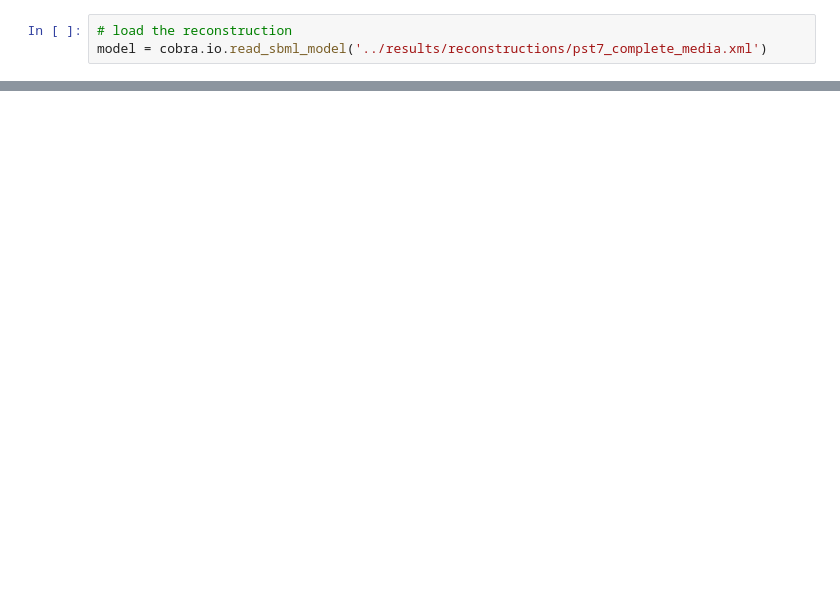
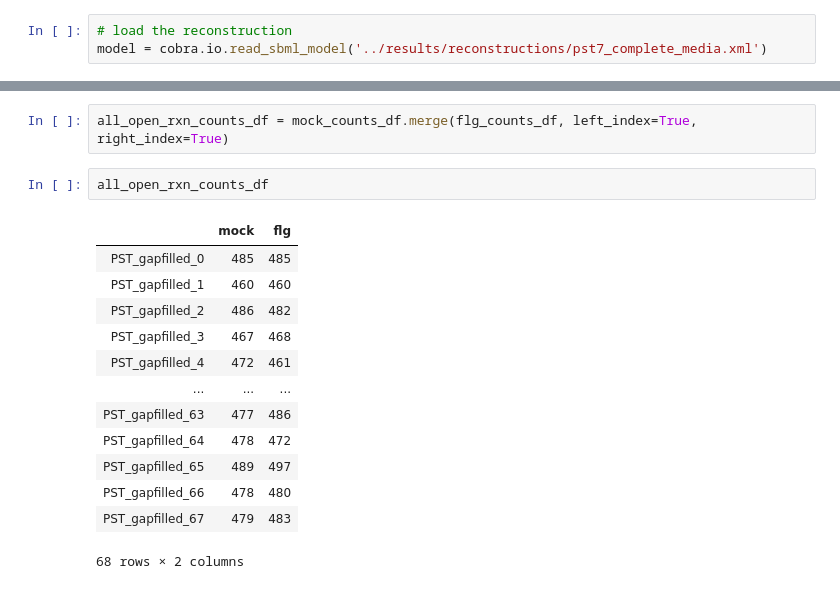
Before and after one commit to gregmedlock/psy_recon, a Jupyter notebook: bin/xomics_to_driven.ipynb, the cells around one changed output, grey strips where cells are left out. Cells and saved outputs as stored; diff of their text form; blank space fills up the shorter version.

```diff
--- a/bin/xomics_to_driven.ipynb
+++ b/bin/xomics_to_driven.ipynb
@@ -176,0 +229,18 @@ constrain_from_gimme_solution(flg_after_gimme, flg_solution)
+# %%
+all_open_rxn_counts_df = mock_counts_df.merge(flg_counts_df, left_index=True, right_index=True)
+# %%
+all_open_rxn_counts_df
+# %% [output]
+|  | mock | flg |
+| PST_gapfilled_0 | 485 | 485 |
+| PST_gapfilled_1 | 460 | 460 |
+| PST_gapfilled_2 | 486 | 482 |
+| PST_gapfilled_3 | 467 | 468 |
+| PST_gapfilled_4 | 472 | 461 |
+| ... | ... | ... |
+| PST_gapfilled_63 | 477 | 486 |
+| PST_gapfilled_64 | 478 | 472 |
+| PST_gapfilled_65 | 489 | 497 |
+| PST_gapfilled_66 | 478 | 480 |
+| PST_gapfilled_67 | 479 | 483 |
+68 rows × 2 columns
```
Also changed, not shown: parts of 21 cells of this notebook.
